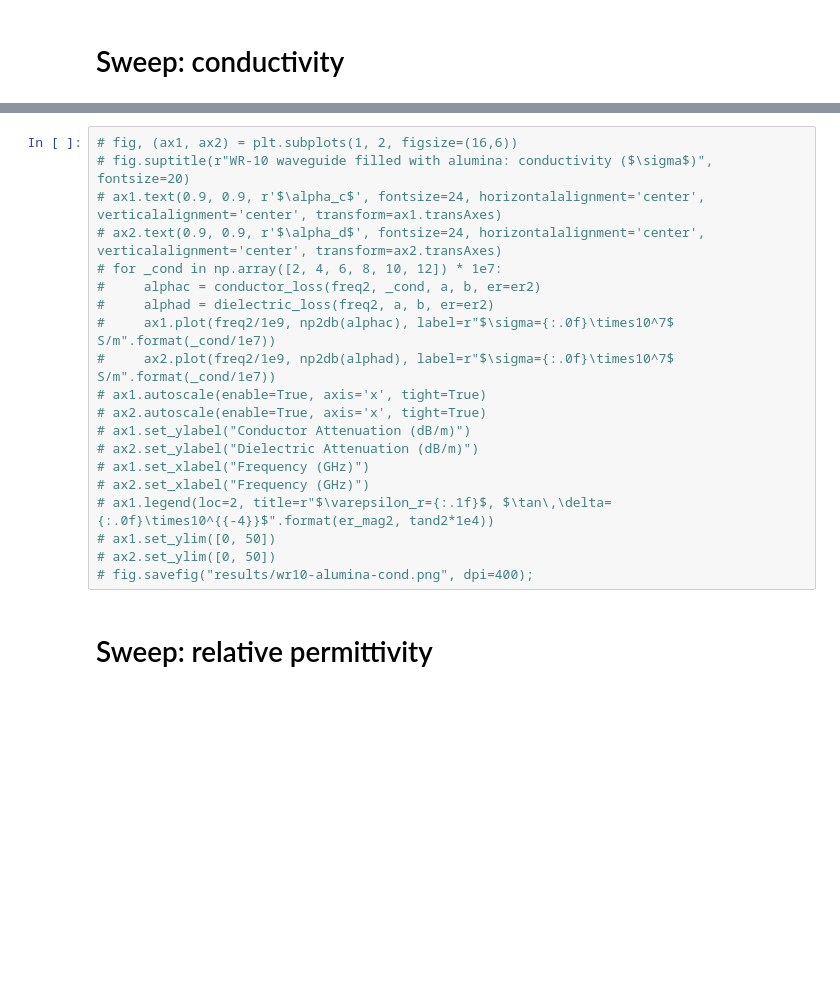
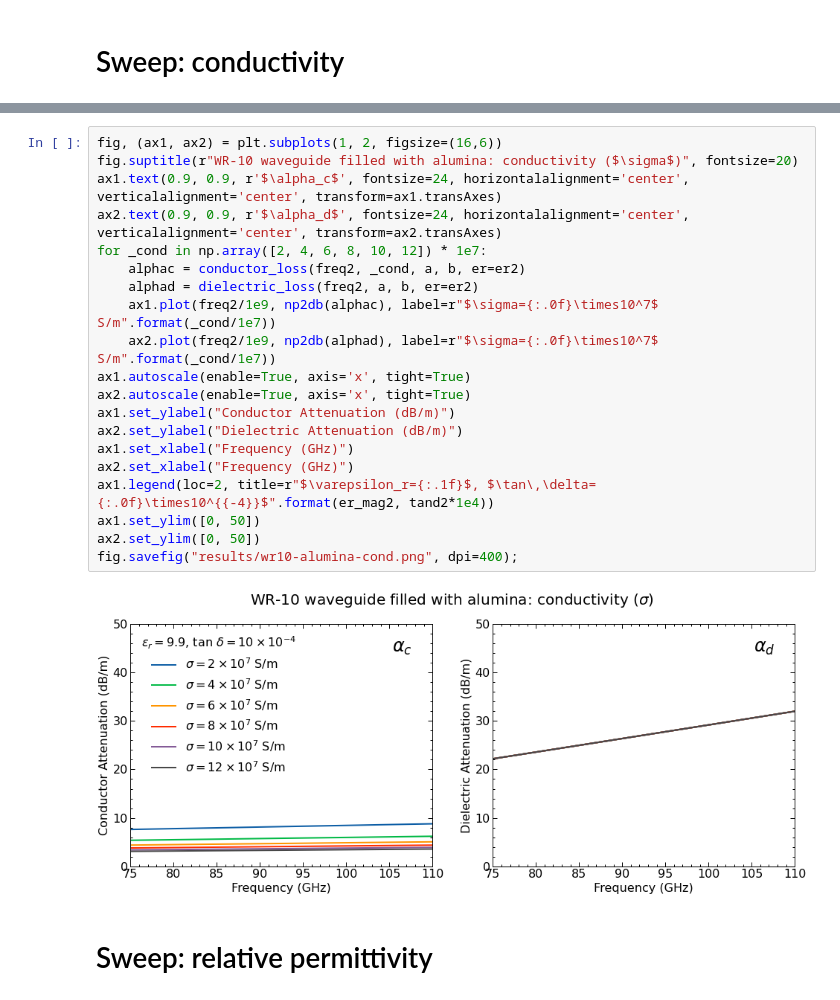
Before and after one commit to garrettj403/Waveguide, a Jupyter notebook: examples/wr10-waveguide-attenuation.ipynb, the cells around one changed output, grey strips where cells are left out. Drawn from its saved outputs; the diff is of its cells as text; blank space fills up the shorter version.

```diff
--- a/examples/wr10-waveguide-attenuation.ipynb
+++ b/examples/wr10-waveguide-attenuation.ipynb
@@ -60,23 +60,25 @@ freq2 = np.linspace(75, 110, 101) * 1e9
 # %%
-# fig, (ax1, ax2) = plt.subplots(1, 2, figsize=(16,6))
-# fig.suptitle(r"WR-10 waveguide filled with alumina: conductivity ($\sigma$)", fontsize=20)
-# ax1.text(0.9, 0.9, r'$\alpha_c$', fontsize=24, horizontalalignment='center', verticalalignment='center', transform=ax1.transAxes)
-# ax2.text(0.9, 0.9, r'$\alpha_d$', fontsize=24, horizontalalignment='center', verticalalignment='center', transform=ax2.transAxes)
-# for _cond in np.array([2, 4, 6, 8, 10, 12]) * 1e7:
-#     alphac = conductor_loss(freq2, _cond, a, b, er=er2)
-#     alphad = dielectric_loss(freq2, a, b, er=er2)
-#     ax1.plot(freq2/1e9, np2db(alphac), label=r"$\sigma={:.0f}\times10^7$ S/m".format(_cond/1e7))
-#     ax2.plot(freq2/1e9, np2db(alphad), label=r"$\sigma={:.0f}\times10^7$ S/m".format(_cond/1e7))
-# ax1.autoscale(enable=True, axis='x', tight=True)
-# ax2.autoscale(enable=True, axis='x', tight=True)
-# ax1.set_ylabel("Conductor Attenuation (dB/m)")
-# ax2.set_ylabel("Dielectric Attenuation (dB/m)")
-# ax1.set_xlabel("Frequency (GHz)")
-# ax2.set_xlabel("Frequency (GHz)")
-# ax1.legend(loc=2, title=r"$\varepsilon_r={:.1f}$, $\tan\,\delta={:.0f}\times10^{{-4}}$".format(er_mag2, tand2*1e4))
-# ax1.set_ylim([0, 50])
-# ax2.set_ylim([0, 50])
-# fig.savefig("results/wr10-alumina-cond.png", dpi=400);
+fig, (ax1, ax2) = plt.subplots(1, 2, figsize=(16,6))
+fig.suptitle(r"WR-10 waveguide filled with alumina: conductivity ($\sigma$)", fontsize=20)
+ax1.text(0.9, 0.9, r'$\alpha_c$', fontsize=24, horizontalalignment='center', verticalalignment='center', transform=ax1.transAxes)
+ax2.text(0.9, 0.9, r'$\alpha_d$', fontsize=24, horizontalalignment='center', verticalalignment='center', transform=ax2.transAxes)
+for _cond in np.array([2, 4, 6, 8, 10, 12]) * 1e7:
+    alphac = conductor_loss(freq2, _cond, a, b, er=er2)
+    alphad = dielectric_loss(freq2, a, b, er=er2)
+    ax1.plot(freq2/1e9, np2db(alphac), label=r"$\sigma={:.0f}\times10^7$ S/m".format(_cond/1e7))
+    ax2.plot(freq2/1e9, np2db(alphad), label=r"$\sigma={:.0f}\times10^7$ S/m".format(_cond/1e7))
+ax1.autoscale(enable=True, axis='x', tight=True)
+ax2.autoscale(enable=True, axis='x', tight=True)
+ax1.set_ylabel("Conductor Attenuation (dB/m)")
+ax2.set_ylabel("Dielectric Attenuation (dB/m)")
+ax1.set_xlabel("Frequency (GHz)")
+ax2.set_xlabel("Frequency (GHz)")
+ax1.legend(loc=2, title=r"$\varepsilon_r={:.1f}$, $\tan\,\delta={:.0f}\times10^{{-4}}$".format(er_mag2, tand2*1e4))
+ax1.set_ylim([0, 50])
+ax2.set_ylim([0, 50])
+fig.savefig("results/wr10-alumina-cond.png", dpi=400);
+# %% [output]
+[figure, added]
 # %% [markdown]
 # Sweep: relative permittivity
 # %%
```
Also changed, not shown: parts of 6 cells of this notebook, 21 other files.
